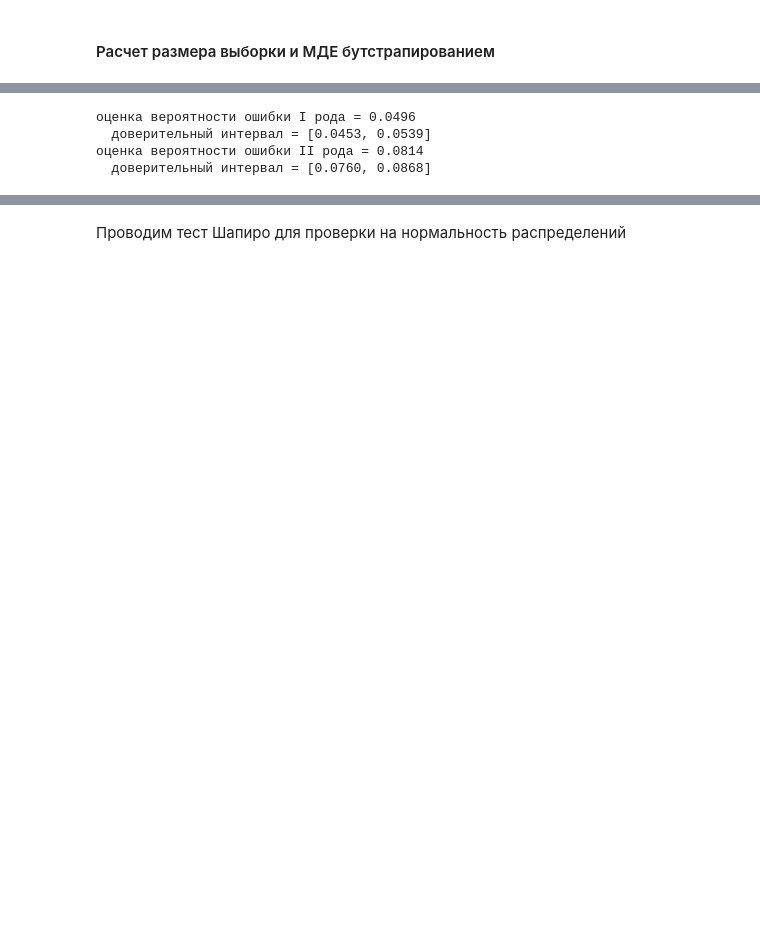
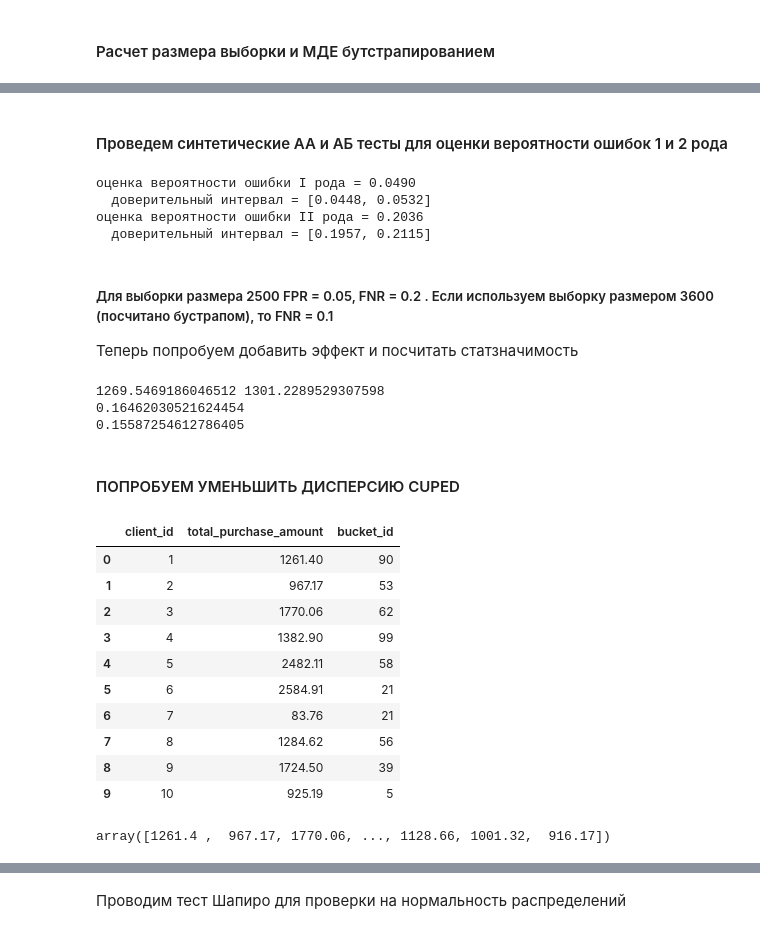
Before and after one commit to Tsyden/AB-testing, a Jupyter notebook: AB_testing_practice.ipynb, the cells around one changed output, grey strips where cells are left out. Cells and saved outputs as stored; diff of their text form; code cells hidden in the pictures; blank space fills up the shorter version.

```diff
--- a/AB_testing_practice.ipynb
+++ b/AB_testing_practice.ipynb
@@ -277,11 +263,14 @@ print(sample_size3)
+# %% [markdown]
+#### Проведем синтетические АА и АБ тесты для оценки вероятности ошибок 1 и 2 рода
 # %%
-def run_synthetic_experiments(values, sample_size, effect=0, n_iter=10000):
+def run_synthetic_experiments(values, sample_size, effect=0, n_iter= 10000):
     """Проводим синтетические эксперименты, возвращаем список p-value."""
     pvalues = []
     values = values.to_numpy()
-    for _ in range(n_iter):
+    for _ in tqdm(range(n_iter)):
         a, b = np.random.choice(values, size=(2, int(sample_size),), replace=False)
         b += effect
+        ##mannwhitneyu
         pvalue = ttest_ind(a, b).pvalue
         pvalues.append(pvalue)
     return np.array(pvalues)
@@ -303,22 +292,47 @@ def estimate_ci_bernoulli(p, n, alpha=0.05):
     std_n = np.sqrt(p * (1 - p) / n)
     return p - t * std_n, p + t * std_n
 
-pvalues_aa = run_synthetic_experiments(dfp_inc.total_purchase_amount, sample_size3, effect=0)
-pvalues_ab = run_synthetic_experiments(dfp_inc.total_purchase_amount, sample_size3, effect=md_effect)
+pvalues_aa = run_synthetic_experiments(dfp_inc.total_purchase_amount, sample_size1, effect=0)
+pvalues_ab = run_synthetic_experiments(dfp_inc.total_purchase_amount, sample_size1, effect=md_effect)
 print_estimated_errors(pvalues_aa, pvalues_ab, alpha)
 # %% [output]
-оценка вероятности ошибки I рода = 0.0496
-  доверительный интервал = [0.0453, 0.0539]
-оценка вероятности ошибки II рода = 0.0814
-  доверительный интервал = [0.0760, 0.0868]
+оценка вероятности ошибки I рода = 0.0490
+  доверительный интервал = [0.0448, 0.0532]
+оценка вероятности ошибки II рода = 0.2036
+  доверительный интервал = [0.1957, 0.2115]
+# %% [markdown]
+##### Для выборки размера 2500 FPR = 0.05, FNR = 0.2 . Если используем выборку размером 3600 (посчитано бустрапом), то FNR = 0.1
+Теперь попробуем добавить эффект и посчитать статзначимость
 # %%
-pvalues = []
-for _ in range(10000):
-    a = np.random.choice(values, size=int(sample_size), replace=False)
-    b = np.random.choice(values, size=int(sample_size), replace=False)
-    b = b+md_effect
-    #pvalue = ttest_ind(a, b).pvalue
-    pvalue = mannwhitneyu(a, b).pvalue
-    #print(stats.ttest_ind(a, b).pvalue)
-    pvalues.append(pvalue)
+a = np.random.choice(dfp_inc.total_purchase_amount, size=int(sample_size1), replace=False)
+b = np.random.choice(dfp_inc.total_purchase_amount, size=int(sample_size1), replace=False)
+b = b + md_effect
+print(a.mean(),b.mean())
+print(ttest_ind(a, b).pvalue)
+print(mannwhitneyu(a, b).pvalue)
+# %% [output]
+1269.5469186046512 1301.2289529307598
+0.16462030521624454
+0.15587254612786405
+# %% [markdown]
+#### ПОПРОБУЕМ УМЕНЬШИТЬ ДИСПЕРСИЮ CUPED
+# %%
+dfp_inc.head(10)
+# %% [output]
+|  | client_id | total_purchase_amount | bucket_id |
+| 0 | 1 | 1261.40 | 90 |
+| 1 | 2 | 967.17 | 53 |
+| 2 | 3 | 1770.06 | 62 |
+| 3 | 4 | 1382.90 | 99 |
+| 4 | 5 | 2482.11 | 58 |
+| 5 | 6 | 2584.91 | 21 |
+| 6 | 7 | 83.76 | 21 |
+| 7 | 8 | 1284.62 | 56 |
+| 8 | 9 | 1724.50 | 39 |
+| 9 | 10 | 925.19 | 5 |
+# %%
+df_new = dfp_inc.rename(columns={'total_purchase_amount': 'metric'})
+df_new['metric'].values
+# %% [output]
+array([1261.4 ,  967.17, 1770.06, ..., 1128.66, 1001.32,  916.17])
 # %%
```
Also changed, not shown: parts of 19 cells of this notebook.
